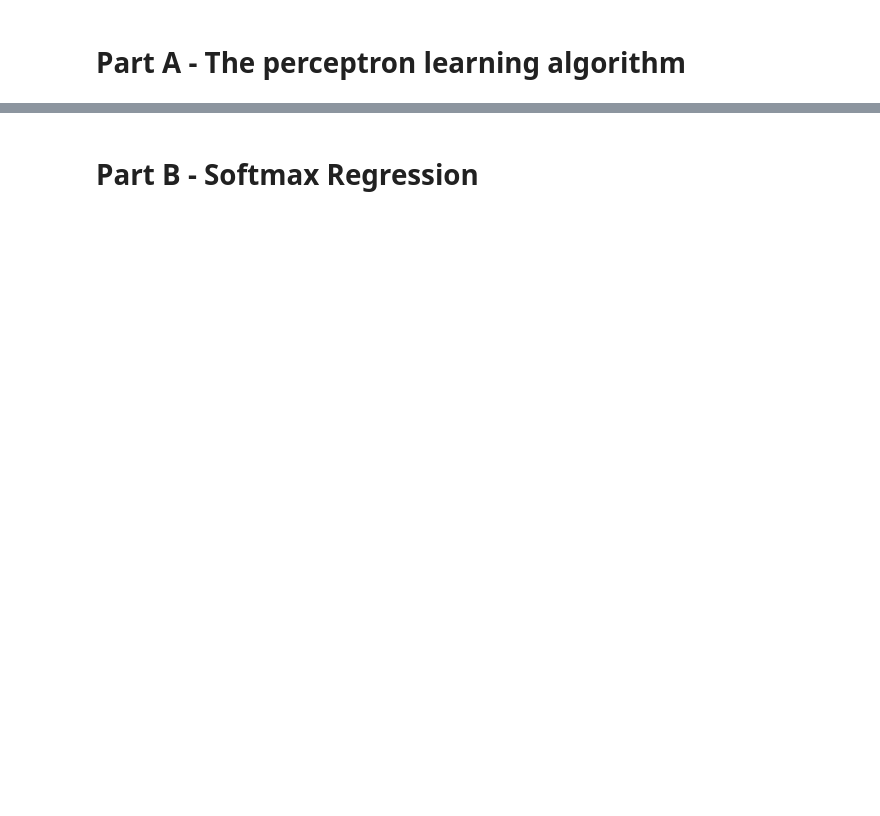
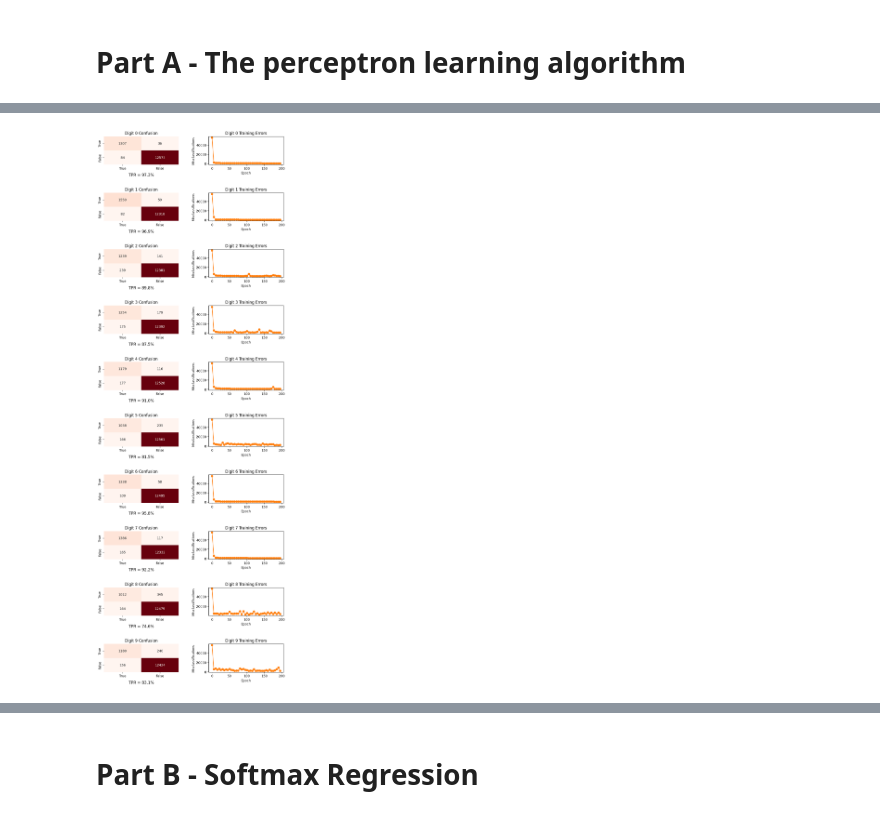
Before and after one commit to tomerab1/Introduction-to-Computational-Learning-Assignments, a Jupyter notebook: mmn11.ipynb, the cells around one changed output, grey strips where cells are left out. Cells and saved outputs as stored; diff of their text form; code cells hidden in the pictures; blank space fills up the shorter version.

```diff
--- a/mmn11.ipynb
+++ b/mmn11.ipynb
@@ -193,0 +215,62 @@ df.style.hide(axis="index")
+# %%
+# Create the confusion matrix
+cm = create_confusion_matrix(y_true, y_pred)
+
+# Create the confusion table for each digit
+ct_of_classes = [generate_confusion_table(cm, i).astype(int) for i in range(10)]
+
+# Create a DataFrame, will hold the TPR of each digit
+df = pd.DataFrame(range(10), columns=["Digits"])
+df["TPR"] = np.nan
+
+for cls in range(10):
+  ct = ct_of_classes[cls]
+  TP = ct[0, 0]
+  FN = ct[0, 1]
+
+  # Updates the TPR for the current digit in the DataFrame
+  df.loc[cls, "TPR"] = TP / (TP + FN)
+
+tprs = df["TPR"].to_list()
+plas = one_vs_all.get_classifiers()
+# Gather all the histories of each classifier
+histories = [np.array(pl.get_history()['errors']) for pl in plas]
+max_len = max(len(classifier.get_sample("errors")) for classifier in one_vs_all.get_classifiers())
+epochs = np.arange(max_len) * Sampler.INTERVAL
+
+fig, axes = plt.subplots(10, 2, figsize=(10, 30))
+plt.subplots_adjust(hspace=1.0, wspace=0.4)
+
+# Plot the confusion table and the training errors/loss for each digit
+# the TPR is also displayed below
+for d in range(10):
+    ax_cm = axes[d, 0]
+    sns.heatmap(
+        ct_of_classes[d],
+        annot=True, cbar=False, fmt="d", cmap="Reds",
+        xticklabels=["True", "False"],
+        yticklabels=["True", "False"],
+        ax=ax_cm
+    )
+    ax_cm.set_title(f"Digit {d} Confusion")
+    ax_cm.set_xlabel("")
+    ax_cm.set_ylabel("")
+
+    ax_err = axes[d, 1]
+    errs = histories[d]
+    ax_err.plot(epochs[:len(errs)], errs, marker='o', color='tab:orange')
+    ax_err.set_title(f"Digit {d} Training Errors")
+    ax_err.set_xlabel("Epoch")
+    ax_err.set_ylabel("Misclassifications")
+
+    ax_cm.text(
+        0.5, -0.3,
+        f"TPR = {tprs[d]*100:0.1f}%",
+        ha="center", va="top",
+        transform=ax_cm.transAxes,
+        fontsize=12
+    )
+
+plt.show()
+# %% [output]
+[figure, added]
```
Also changed, not shown: parts of 29 cells of this notebook.
